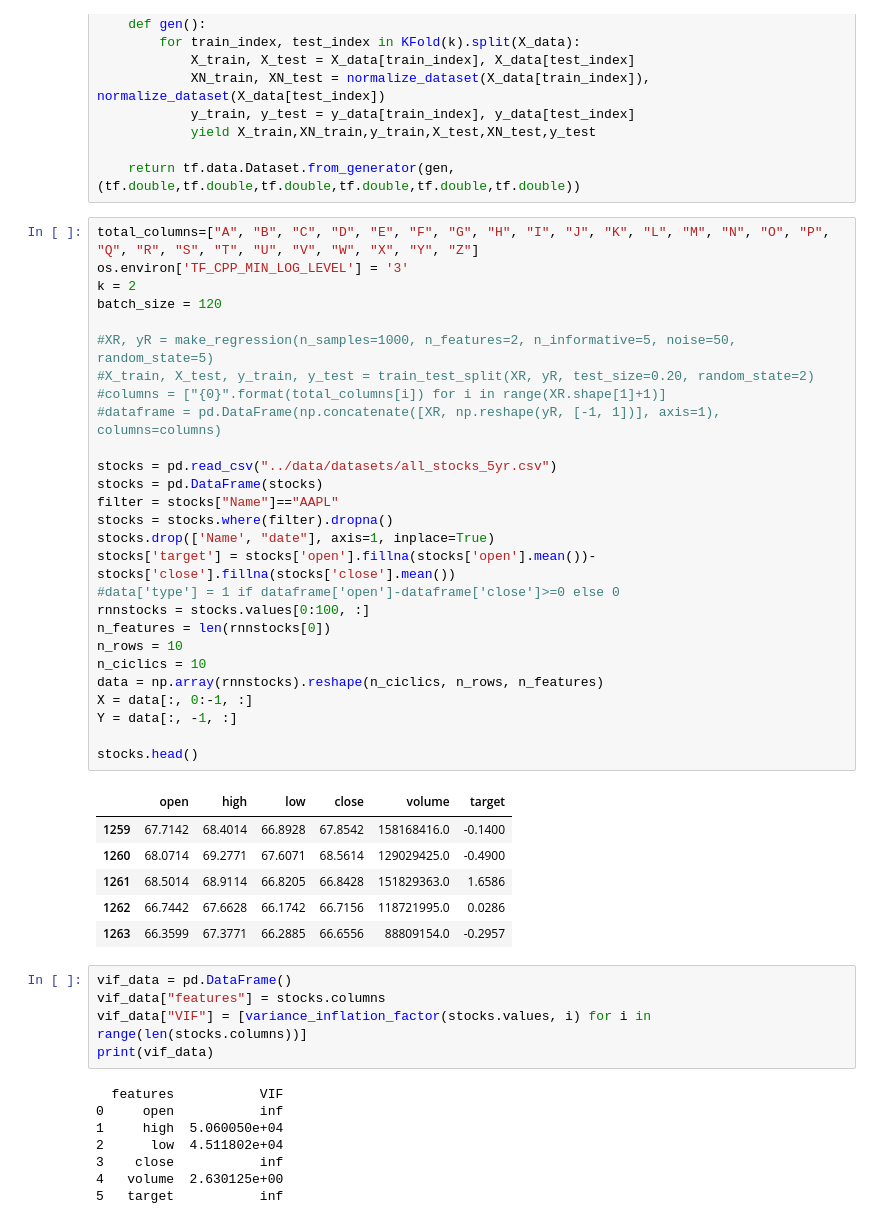
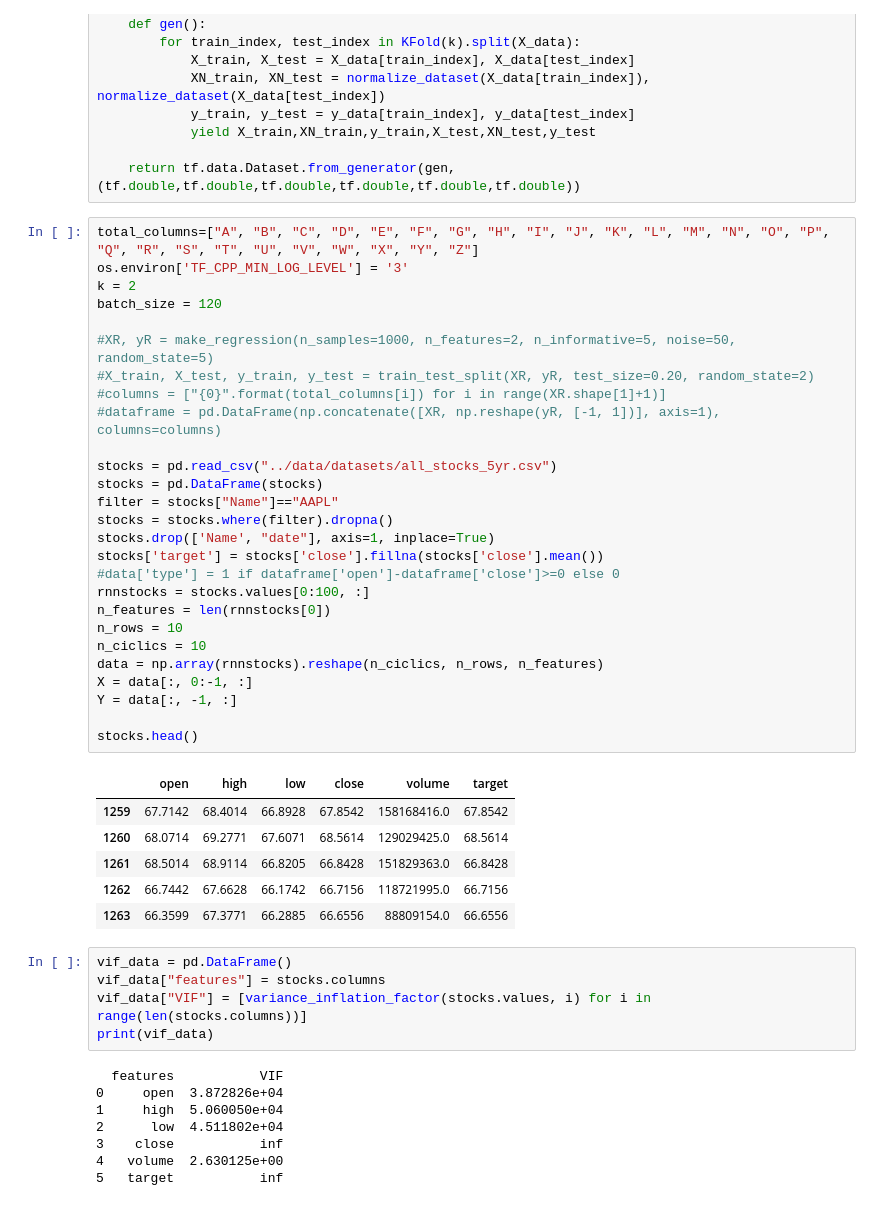
Before and after one commit to cecinuga/MarketAI, a Jupyter notebook: Models/MarketAI.ipynb, the cells around one changed output. Drawn from its saved outputs; the diff is of its cells as text.

```diff
--- a/Models/MarketAI.ipynb
+++ b/Models/MarketAI.ipynb
@@ -52,37 +52,37 @@ def make_dataset(X_data,y_data,k):
 # %%
 total_columns=["A", "B", "C", "D", "E", "F", "G", "H", "I", "J", "K", "L", "M", "N", "O", "P", "Q", "R", "S", "T", "U", "V", "W", "X", "Y", "Z"]
 os.environ['TF_CPP_MIN_LOG_LEVEL'] = '3'
 k = 2
 batch_size = 120
 
 #XR, yR = make_regression(n_samples=1000, n_features=2, n_informative=5, noise=50, random_state=5)
 #X_train, X_test, y_train, y_test = train_test_split(XR, yR, test_size=0.20, random_state=2)
 #columns = ["{0}".format(total_columns[i]) for i in range(XR.shape[1]+1)]
 #dataframe = pd.DataFrame(np.concatenate([XR, np.reshape(yR, [-1, 1])], axis=1), columns=columns)
 
 stocks = pd.read_csv("../data/datasets/all_stocks_5yr.csv")
 stocks = pd.DataFrame(stocks)
 filter = stocks["Name"]=="AAPL"
 stocks = stocks.where(filter).dropna()
 stocks.drop(['Name', "date"], axis=1, inplace=True)
-stocks['target'] = stocks['open'].fillna(stocks['open'].mean())-stocks['close'].fillna(stocks['close'].mean())
+stocks['target'] = stocks['close'].fillna(stocks['close'].mean())
 #data['type'] = 1 if dataframe['open']-dataframe['close']>=0 else 0
 rnnstocks = stocks.values[0:100, :]
 n_features = len(rnnstocks[0])
 n_rows = 10
 n_ciclics = 10
 data = np.array(rnnstocks).reshape(n_ciclics, n_rows, n_features)
 X = data[:, 0:-1, :]
 Y = data[:, -1, :]
 
 stocks.head()
 # %% [output]
 |  | open | high | low | close | volume | target |
-| 1259 | 67.7142 | 68.4014 | 66.8928 | 67.8542 | 158168416.0 | -0.1400 |
-| 1260 | 68.0714 | 69.2771 | 67.6071 | 68.5614 | 129029425.0 | -0.4900 |
-| 1261 | 68.5014 | 68.9114 | 66.8205 | 66.8428 | 151829363.0 | 1.6586 |
-| 1262 | 66.7442 | 67.6628 | 66.1742 | 66.7156 | 118721995.0 | 0.0286 |
-| 1263 | 66.3599 | 67.3771 | 66.2885 | 66.6556 | 88809154.0 | -0.2957 |
+| 1259 | 67.7142 | 68.4014 | 66.8928 | 67.8542 | 158168416.0 | 67.8542 |
+| 1260 | 68.0714 | 69.2771 | 67.6071 | 68.5614 | 129029425.0 | 68.5614 |
+| 1261 | 68.5014 | 68.9114 | 66.8205 | 66.8428 | 151829363.0 | 66.8428 |
+| 1262 | 66.7442 | 67.6628 | 66.1742 | 66.7156 | 118721995.0 | 66.7156 |
+| 1263 | 66.3599 | 67.3771 | 66.2885 | 66.6556 | 88809154.0 | 66.6556 |
 # %%
 vif_data = pd.DataFrame()
 vif_data["features"] = stocks.columns
@@ -90,7 +90,7 @@ vif_data["VIF"] = [variance_inflation_factor(stocks.values, i) for i in range(le
 print(vif_data)
 # %% [output]
   features           VIF
-0     open           inf
+0     open  3.872826e+04
 1     high  5.060050e+04
 2      low  4.511802e+04
 3    close           inf
```
Also changed, not shown: parts of 4 cells of this notebook.
